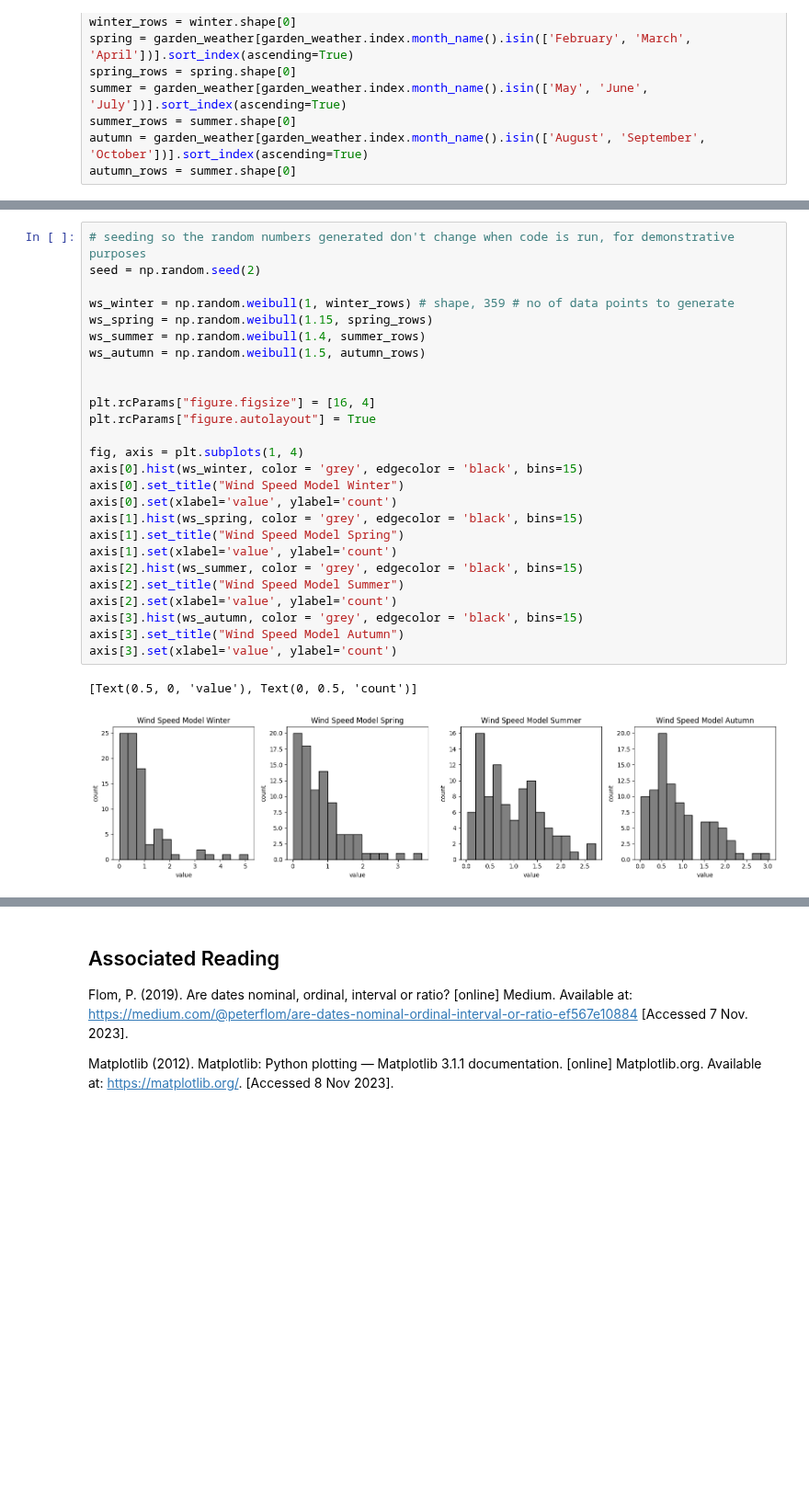
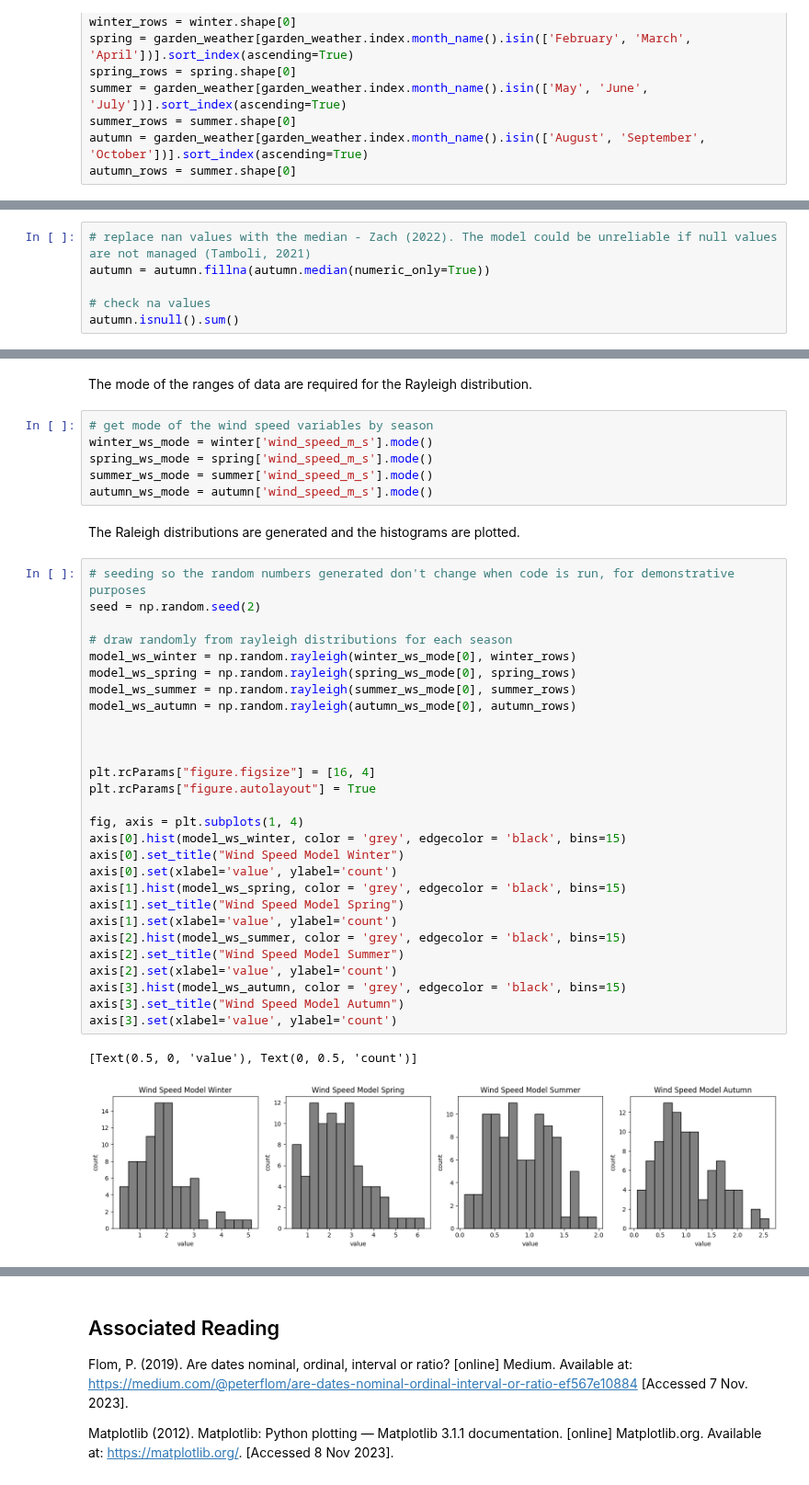
Before and after one commit to humphs078/ProgrammingforDataAnalysisAssignment_1, a Jupyter notebook: submission_notebook.ipynb, the cells around one changed output, grey strips where cells are left out. Shown at 92% size. Cells and saved outputs as stored; diff of their text form; blank space fills up the shorter version.

Commit message:
finish wind speed distribution

```diff
--- a/submission_notebook.ipynb
+++ b/submission_notebook.ipynb
@@ -270,0 +302,6 @@ As expected wind speed is more widely distributed over a greater range in winter
+# %%
+# replace nan values with the median - Zach (2022). The model could be unreliable if null values are not managed (Tamboli, 2021)
+autumn = autumn.fillna(autumn.median(numeric_only=True))
+
+# check na values
+autumn.isnull().sum()
@@ -271,29 +320,41 @@ As expected wind speed is more widely distributed over a greater range in winter
+# %% [markdown]
+The mode of the ranges of data are required for the Rayleigh distribution.
+# %%
+# get mode of the wind speed variables by season
+winter_ws_mode = winter['wind_speed_m_s'].mode()
+spring_ws_mode = spring['wind_speed_m_s'].mode()
+summer_ws_mode = summer['wind_speed_m_s'].mode()
+autumn_ws_mode = autumn['wind_speed_m_s'].mode()
+# %% [markdown]
+The Raleigh distributions are generated and the histograms are plotted.
 # %%
 # seeding so the random numbers generated don't change when code is run, for demonstrative purposes
 seed = np.random.seed(2)
 
-ws_winter = np.random.weibull(1, winter_rows) # shape, 359 # no of data points to generate
-ws_spring = np.random.weibull(1.15, spring_rows)
-ws_summer = np.random.weibull(1.4, summer_rows)
-ws_autumn = np.random.weibull(1.5, autumn_rows)
+# draw randomly from rayleigh distributions for each season
+model_ws_winter = np.random.rayleigh(winter_ws_mode[0], winter_rows)
+model_ws_spring = np.random.rayleigh(spring_ws_mode[0], spring_rows)
+model_ws_summer = np.random.rayleigh(summer_ws_mode[0], summer_rows)
+model_ws_autumn = np.random.rayleigh(autumn_ws_mode[0], autumn_rows)
+
 
 
 plt.rcParams["figure.figsize"] = [16, 4]
 plt.rcParams["figure.autolayout"] = True
 
 fig, axis = plt.subplots(1, 4)
-axis[0].hist(ws_winter, color = 'grey', edgecolor = 'black', bins=15)
+axis[0].hist(model_ws_winter, color = 'grey', edgecolor = 'black', bins=15)
 axis[0].set_title("Wind Speed Model Winter")
 axis[0].set(xlabel='value', ylabel='count')
-axis[1].hist(ws_spring, color = 'grey', edgecolor = 'black', bins=15)
+axis[1].hist(model_ws_spring, color = 'grey', edgecolor = 'black', bins=15)
 axis[1].set_title("Wind Speed Model Spring")
 axis[1].set(xlabel='value', ylabel='count')
-axis[2].hist(ws_summer, color = 'grey', edgecolor = 'black', bins=15)
+axis[2].hist(model_ws_summer, color = 'grey', edgecolor = 'black', bins=15)
 axis[2].set_title("Wind Speed Model Summer")
 axis[2].set(xlabel='value', ylabel='count')
-axis[3].hist(ws_autumn, color = 'grey', edgecolor = 'black', bins=15)
+axis[3].hist(model_ws_autumn, color = 'grey', edgecolor = 'black', bins=15)
 axis[3].set_title("Wind Speed Model Autumn")
 axis[3].set(xlabel='value', ylabel='count')
 # %% [output]
 [Text(0.5, 0, 'value'), Text(0, 0.5, 'count')]
-[figure, old version]
+[figure, new version]
```
Also changed, not shown: parts of 22 cells of this notebook, 2 other files.
